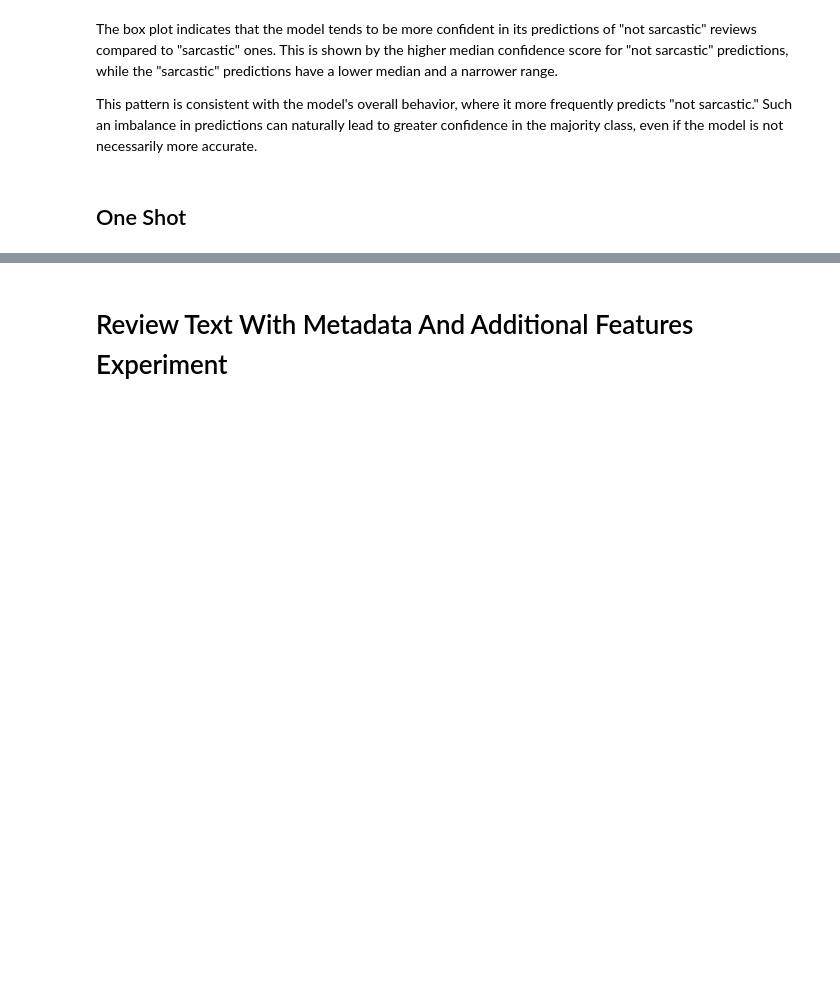
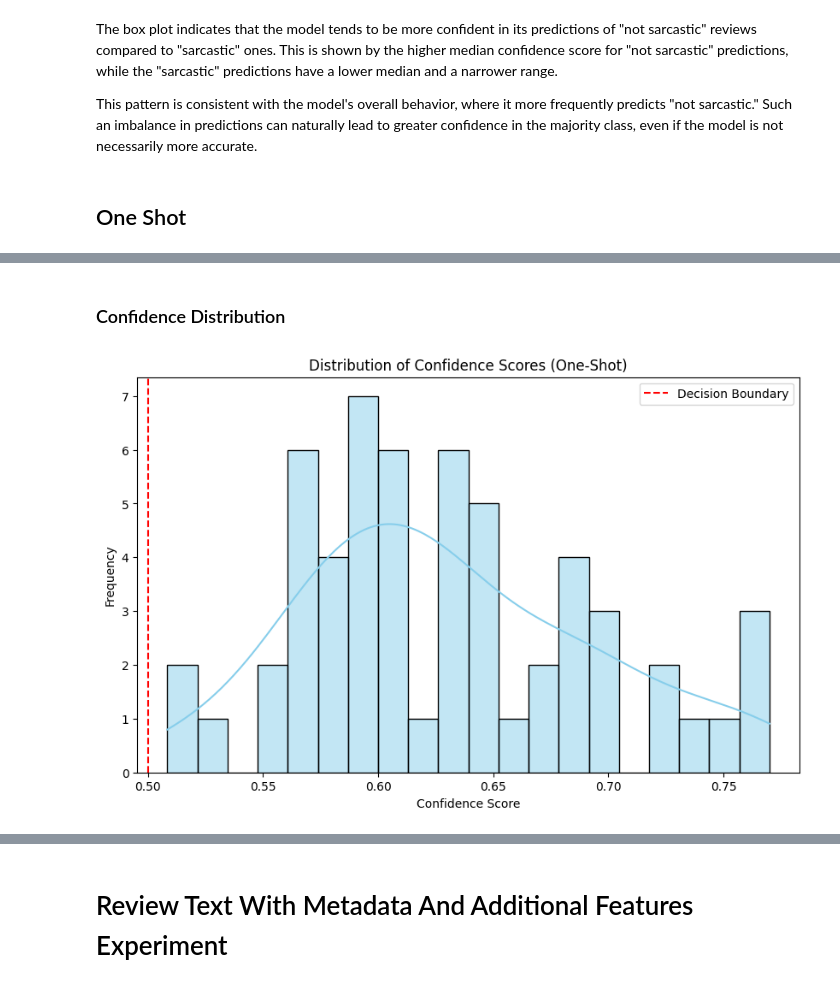
Before and after one commit to kozoB/steam-sarcasm-detection, a Jupyter notebook: Steam_Reviews_Sarcasm_Detection_Project.ipynb, the cells around one changed output, grey strips where cells are left out. Drawn from its saved outputs; the diff is of its cells as text; code cells hidden in the pictures; blank space fills up the shorter version.

Commit message:
More on one shot matrices and plots, started few shot for text only

```diff
--- a/Steam_Reviews_Sarcasm_Detection_Project.ipynb
+++ b/Steam_Reviews_Sarcasm_Detection_Project.ipynb
@@ -679,0 +455,10 @@ print(sample_reviews[['review_text', 'predicted_label', 'confidence_score']])
+# %%
+from transformers import AutoTokenizer, AutoModelForSequenceClassification
+
+# Initialize tokenizer and model with ignore_mismatched_sizes=True
+tokenizer = AutoTokenizer.from_pretrained("FacebookAI/roberta-large-mnli")
+one_shot_classifier = AutoModelForSequenceClassification.from_pretrained(
+    "FacebookAI/roberta-large-mnli",
+    num_labels=2,
+    ignore_mismatched_sizes=True
+)
@@ -679,0 +500,21 @@ print(sample_reviews[['review_text', 'predicted_label', 'confidence_score']])
+# %%
+from torch.utils.data import DataLoader, TensorDataset
+
+# Create a DataLoader with one-shot data
+one_shot_dataset = TensorDataset(train_encodings['input_ids'], train_encodings['attention_mask'], train_labels)
+one_shot_loader = DataLoader(one_shot_dataset, batch_size=2)
+
+optimizer = torch.optim.AdamW(one_shot_classifier.parameters(), lr=5e-5)
+
+# Fine-Tune (One-Shot)
+one_shot_classifier.train()
+for epoch in range(3):  # Small number of epochs for one-shot
+    for batch in one_shot_loader:
+        inputs, masks, labels = batch
+        outputs = one_shot_classifier(input_ids=inputs, attention_mask=masks, labels=labels)
+        loss = outputs.loss
+        loss.backward()
+        optimizer.step()
+        optimizer.zero_grad()
+
+print("\nOne-Shot Training Complete.")
@@ -679,0 +594,16 @@ print(sample_reviews[['review_text', 'predicted_label', 'confidence_score']])
+# %% [markdown]
+### Confidence Distribution
+# %%
+import matplotlib.pyplot as plt
+import seaborn as sns
+
+plt.figure(figsize=(10, 6))
+sns.histplot(text_test_df['one_shot_confidence_score'], bins=20, kde=True, color='skyblue')
+plt.title('Distribution of Confidence Scores (One-Shot)')
+plt.xlabel('Confidence Score')
+plt.ylabel('Frequency')
+plt.axvline(0.5, color='red', linestyle='--', label='Decision Boundary')
+plt.legend()
+plt.show()
+# %% [output]
+[figure, added]
```
Also changed, not shown: parts of 44 cells of this notebook.
